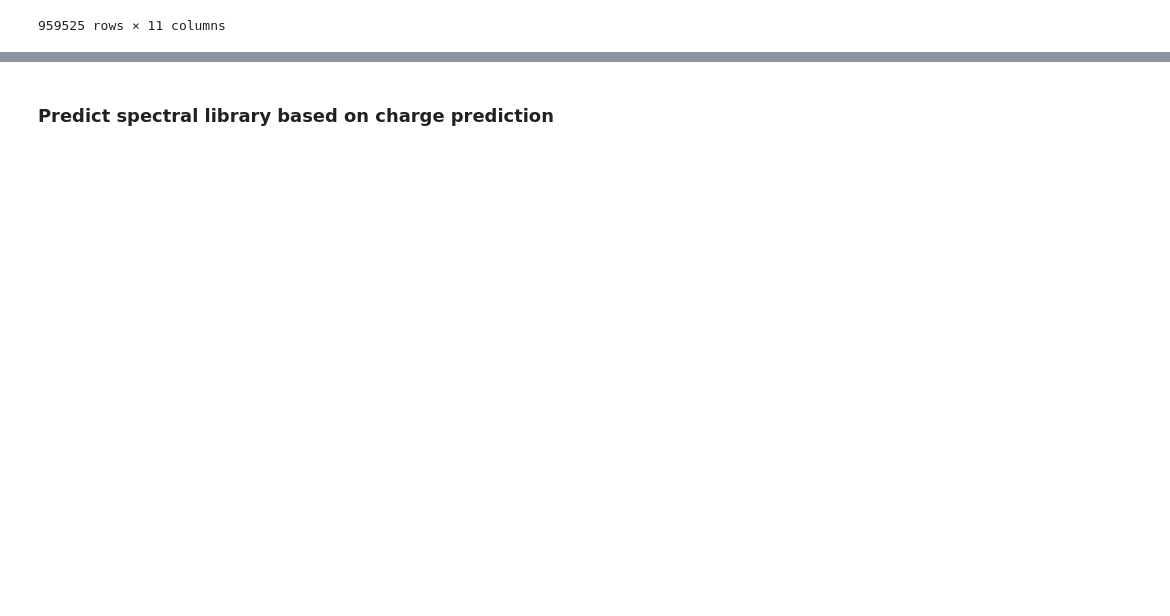
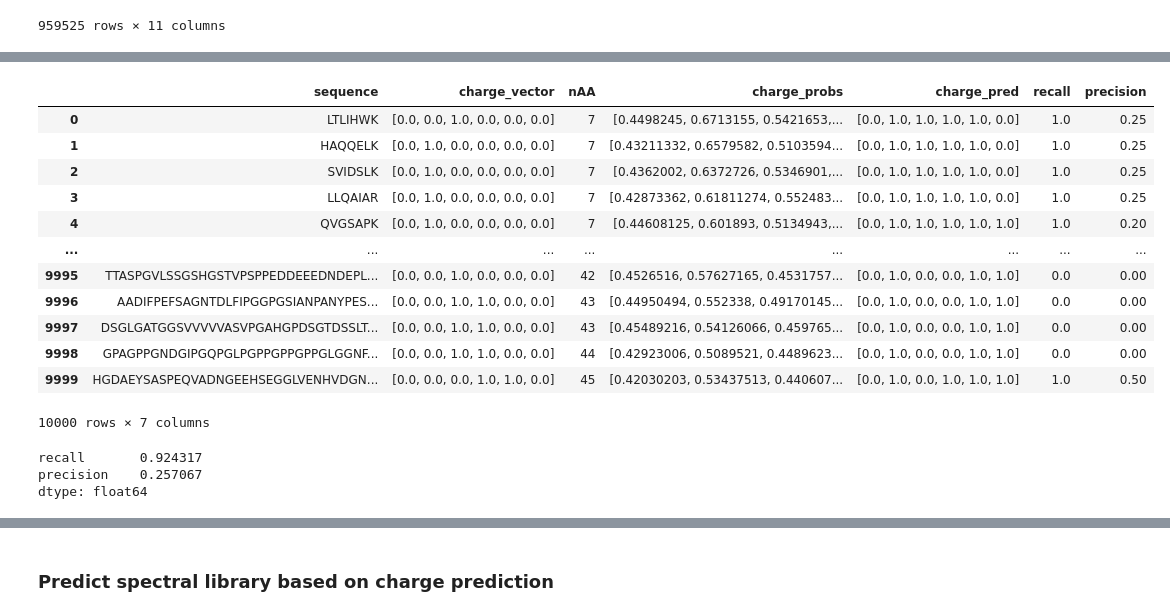
Before and after one commit to jalew188/EuBIC2024-APD, a Jupyter notebook: notebooks/3.chargeability.ipynb, the cells around one changed output, grey strips where cells are left out. Cells and saved outputs as stored; diff of their text form; code cells hidden in the pictures; blank space fills up the shorter version.

```diff
--- a/notebooks/3.chargeability.ipynb
+++ b/notebooks/3.chargeability.ipynb
@@ -154 +166,43 @@ class ModelInterface_Chargeability(
+# %%
+def convert_probs_to_one_hot(test_charge_df, prob=0.5):
+    test_charge_df["charge_pred"] = test_charge_df["charge_probs"].apply(
+        lambda x: (x>prob).astype(float)
+    )
+    return test_charge_df
+
+def test(test_charge_df:pd.DataFrame, prob):
+    test_charge_df = convert_probs_to_one_hot(test_charge_df, prob)
+    test_charge_df["recall"] = test_charge_df[["charge_vector","charge_pred"]].apply(
+        lambda x: np.mean((x[1]==1)[x[0]==1]), axis=1
+    ).fillna(0)
+    test_charge_df["precision"] = test_charge_df[["charge_vector","charge_pred"]].apply(
+        lambda x: np.mean((x[0]==1)[x[1]==1]), axis=1
+    ).fillna(0)
+    return test_charge_df
+
+sample_df = test_charge_df.sample(10000)
+sample_df = model.predict(sample_df, verbose=True)
+
+sample_df = test(sample_df, 0.5)
+sample_df
+# %% [output]
+|  | sequence | charge_vector | nAA | charge_probs | charge_pred | recall | precision |
+| 0 | LTLIHWK | [0.0, 0.0, 1.0, 0.0, 0.0, 0.0] | 7 | [0.4498245, 0.6713155, 0.5421653,... | [0.0, 1.0, 1.0, 1.0, 1.0, 0.0] | 1.0 | 0.25 |
+| 1 | HAQQELK | [0.0, 1.0, 0.0, 0.0, 0.0, 0.0] | 7 | [0.43211332, 0.6579582, 0.5103594... | [0.0, 1.0, 1.0, 1.0, 1.0, 0.0] | 1.0 | 0.25 |
+| 2 | SVIDSLK | [0.0, 1.0, 0.0, 0.0, 0.0, 0.0] | 7 | [0.4362002, 0.6372726, 0.5346901,... | [0.0, 1.0, 1.0, 1.0, 1.0, 0.0] | 1.0 | 0.25 |
+| 3 | LLQAIAR | [0.0, 1.0, 0.0, 0.0, 0.0, 0.0] | 7 | [0.42873362, 0.61811274, 0.552483... | [0.0, 1.0, 1.0, 1.0, 1.0, 0.0] | 1.0 | 0.25 |
+| 4 | QVGSAPK | [0.0, 1.0, 0.0, 0.0, 0.0, 0.0] | 7 | [0.44608125, 0.601893, 0.5134943,... | [0.0, 1.0, 1.0, 1.0, 1.0, 1.0] | 1.0 | 0.20 |
+| ... | ... | ... | ... | ... | ... | ... | ... |
+| 9995 | TTASPGVLSSGSHGSTVPSPPEDDEEEDNDEPL... | [0.0, 0.0, 1.0, 0.0, 0.0, 0.0] | 42 | [0.4526516, 0.57627165, 0.4531757... | [0.0, 1.0, 0.0, 0.0, 1.0, 1.0] | 0.0 | 0.00 |
+| 9996 | AADIFPEFSAGNTDLFIPGGPGSIANPANYPES... | [0.0, 0.0, 1.0, 1.0, 0.0, 0.0] | 43 | [0.44950494, 0.552338, 0.49170145... | [0.0, 1.0, 0.0, 0.0, 1.0, 1.0] | 0.0 | 0.00 |
+| 9997 | DSGLGATGGSVVVVVASVPGAHGPDSGTDSSLT... | [0.0, 0.0, 1.0, 1.0, 0.0, 0.0] | 43 | [0.45489216, 0.54126066, 0.459765... | [0.0, 1.0, 0.0, 0.0, 1.0, 1.0] | 0.0 | 0.00 |
+| 9998 | GPAGPPGNDGIPGQPGLPGPPGPPGPPGLGGNF... | [0.0, 0.0, 1.0, 1.0, 0.0, 0.0] | 44 | [0.42923006, 0.5089521, 0.4489623... | [0.0, 1.0, 0.0, 0.0, 1.0, 1.0] | 0.0 | 0.00 |
+| 9999 | HGDAEYSASPEQVADNGEEHSEGGLVENHVDGN... | [0.0, 0.0, 0.0, 1.0, 1.0, 0.0] | 45 | [0.42030203, 0.53437513, 0.440607... | [0.0, 1.0, 0.0, 1.0, 1.0, 1.0] | 1.0 | 0.50 |
+10000 rows × 7 columns
+# %%
+sample_df[["recall","precision"]].mean()
+# %% [output]
+recall       0.924317
+precision    0.257067
+dtype: float64
 # %%
```
Also changed, not shown: parts of 17 cells of this notebook, 3 other files.
